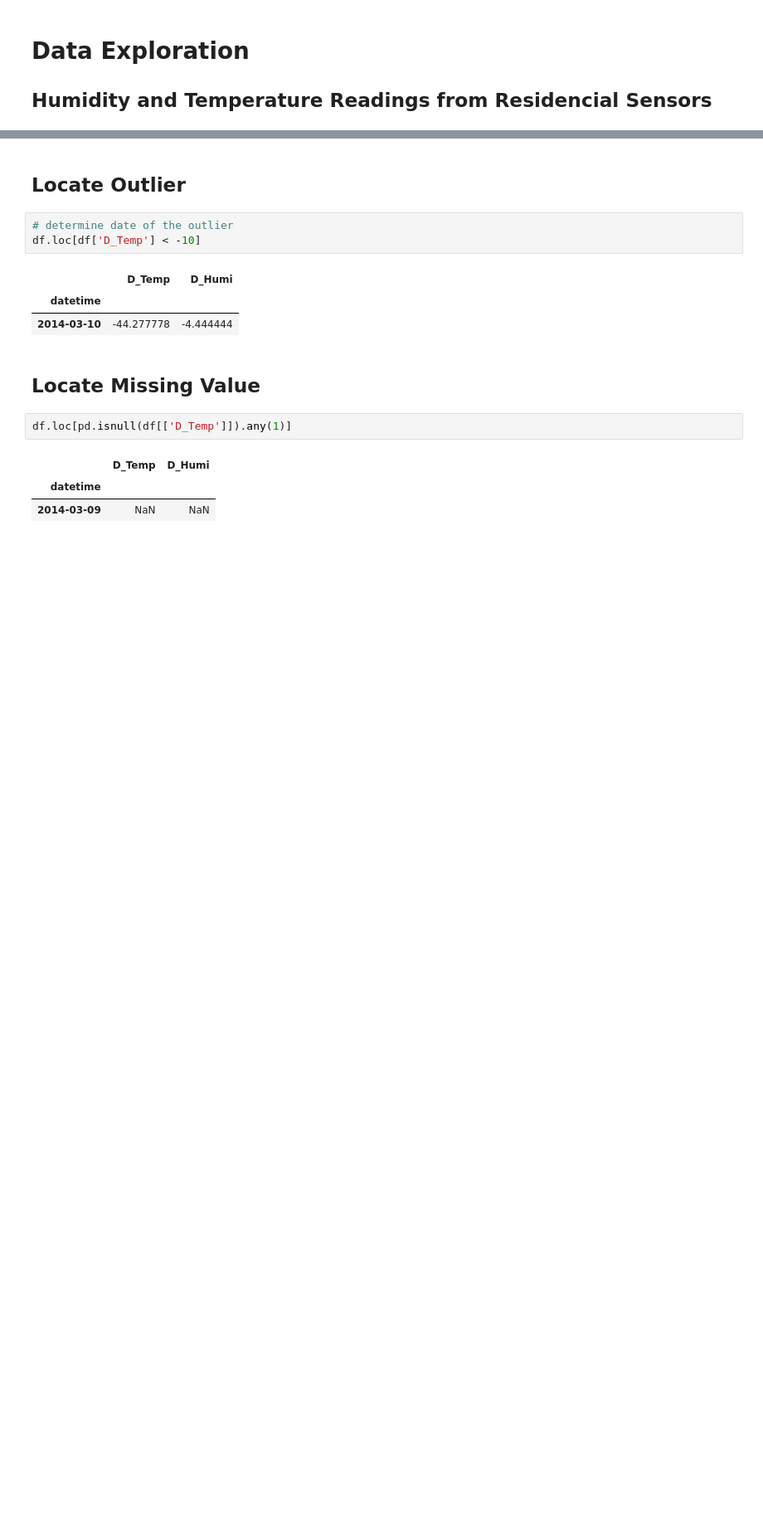
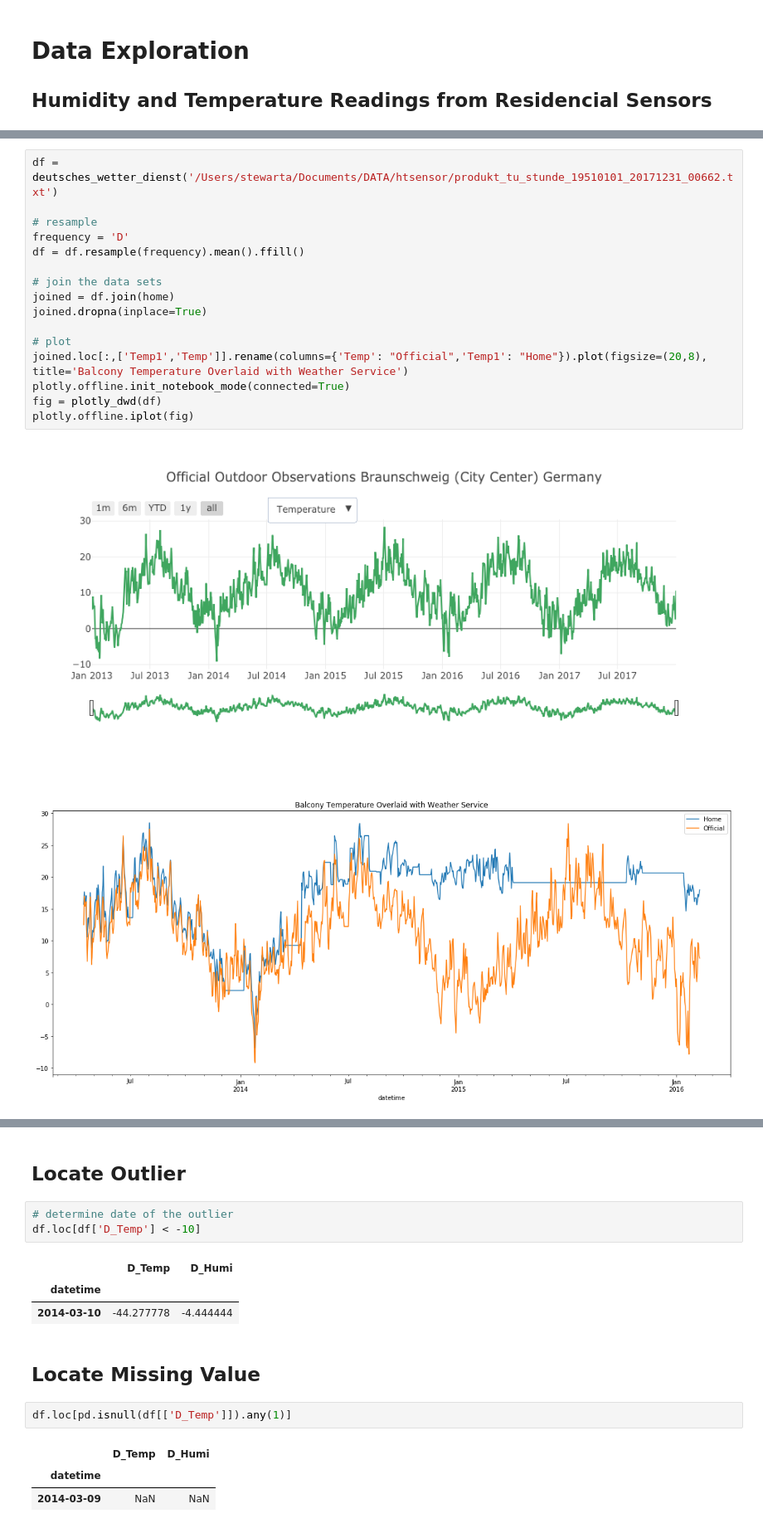
Before and after one commit to chalendony/iot-htsensor, a Jupyter notebook: analysis/data-exploration.ipynb, the cells around one changed output, grey strips where cells are left out. Shown at 83% size. Saved outputs shown, nothing was run; the diff lists cells and outputs as text; blank space fills up the shorter version.

```diff
--- a/analysis/data-exploration.ipynb
+++ b/analysis/data-exploration.ipynb
@@ -87,0 +89,19 @@ show(column(p, select))
+# %%
+df = deutsches_wetter_dienst('/Users/stewarta/Documents/DATA/htsensor/produkt_tu_stunde_19510101_20171231_00662.txt')
+
+# resample
+frequency = 'D'
+df = df.resample(frequency).mean().ffill()
+
+# join the data sets
+joined = df.join(home)
+joined.dropna(inplace=True)
+
+# plot
+joined.loc[:,['Temp1','Temp']].rename(columns={'Temp': "Official",'Temp1': "Home"}).plot(figsize=(20,8), title='Balcony Temperature Overlaid with Weather Service')
+plotly.offline.init_notebook_mode(connected=True)
+fig = plotly_dwd(df)
+plotly.offline.iplot(fig)
+# %% [output]
+[figure, added]
+[figure, added]
```
Also changed, not shown: parts of 15 cells of this notebook, 3 other files.
